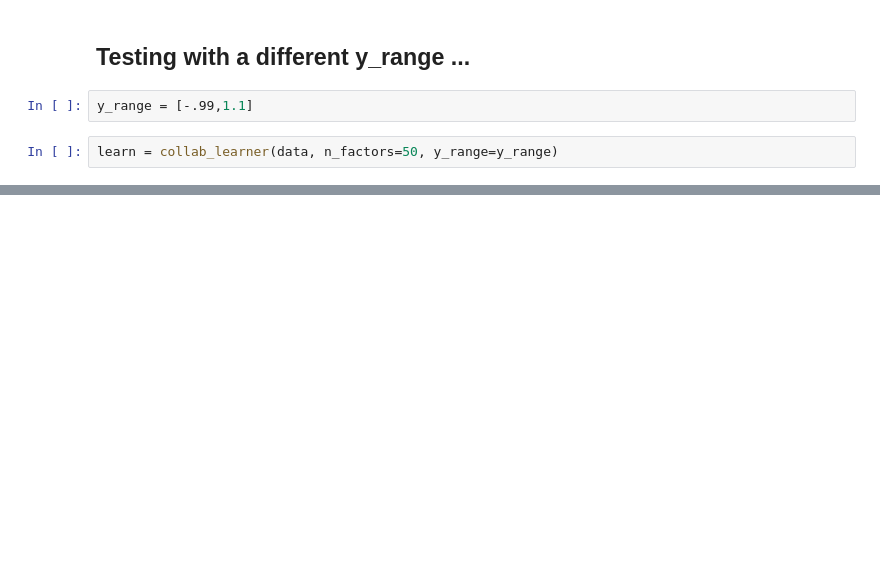
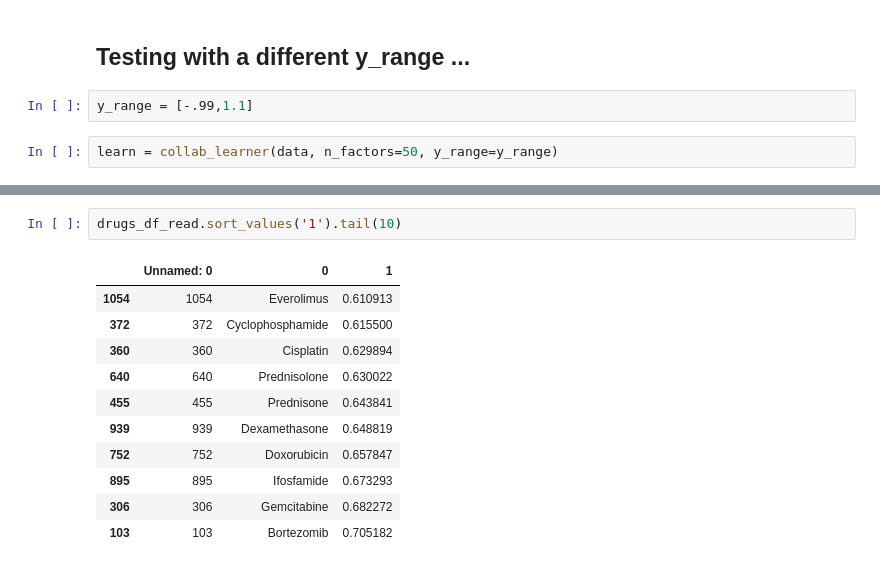
Before and after one commit to hari-aindra/collaborative-filtering-for-drug-repurposing-COVID, a Jupyter notebook: COVID-CURE-V1.ipynb, the cells around one changed output, grey strips where cells are left out. Saved outputs shown, nothing was run; the diff lists cells and outputs as text; blank space fills up the shorter version.

```diff
--- a/COVID-CURE-V1.ipynb
+++ b/COVID-CURE-V1.ipynb
@@ -40,0 +355,14 @@ learn.fit_one_cycle(3, 5e-3)
+# %%
+drugs_df_read.sort_values('1').tail(10)
+# %% [output]
+|  | Unnamed: 0 | 0 | 1 |
+| 1054 | 1054 | Everolimus | 0.610913 |
+| 372 | 372 | Cyclophosphamide | 0.615500 |
+| 360 | 360 | Cisplatin | 0.629894 |
+| 640 | 640 | Prednisolone | 0.630022 |
+| 455 | 455 | Prednisone | 0.643841 |
+| 939 | 939 | Dexamethasone | 0.648819 |
+| 752 | 752 | Doxorubicin | 0.657847 |
+| 895 | 895 | Ifosfamide | 0.673293 |
+| 306 | 306 | Gemcitabine | 0.682272 |
+| 103 | 103 | Bortezomib | 0.705182 |
```
Also changed, not shown: parts of 51 cells of this notebook, 9 other files.
